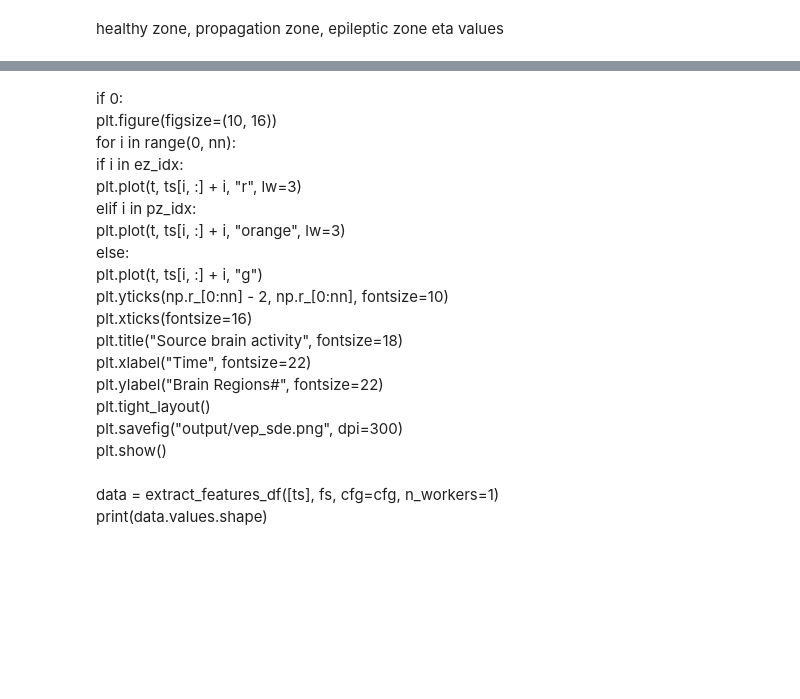
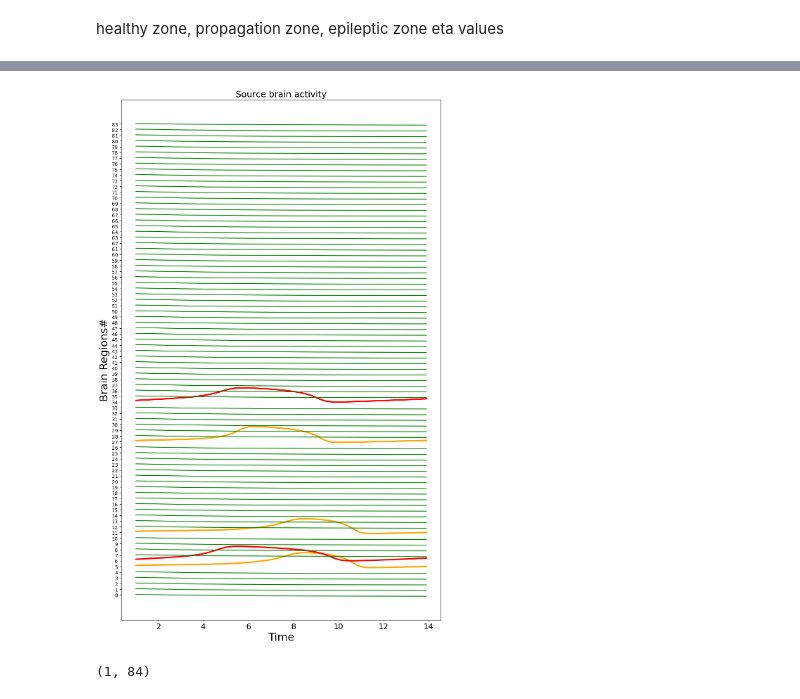
Before and after one commit to ins-amu/vbi, a Jupyter notebook: docs/examples/vep_sde.ipynb, the cells around one changed output, grey strips where cells are left out. Cells and saved outputs as stored; diff of their text form; code cells hidden in the pictures; blank space fills up the shorter version.

```diff
--- a/docs/examples/vep_sde.ipynb
+++ b/docs/examples/vep_sde.ipynb
@@ -73,24 +77,25 @@ data = obj.run(par=control_true)
 # %%
 ts = data["x"]
 t = data["t"]
-# %% [markdown]
-if 0:<br>
-    plt.figure(figsize=(10, 16))<br>
-    for i in range(0, nn):<br>
-        if i in ez_idx:<br>
-            plt.plot(t, ts[i, :] + i, "r", lw=3)<br>
-        elif i in pz_idx:<br>
-            plt.plot(t, ts[i, :] + i, "orange", lw=3)<br>
-        else:<br>
-            plt.plot(t, ts[i, :] + i, "g")<br>
-    plt.yticks(np.r_[0:nn] - 2, np.r_[0:nn], fontsize=10)<br>
-    plt.xticks(fontsize=16)<br>
-    plt.title("Source brain activity", fontsize=18)<br>
-    plt.xlabel("Time", fontsize=22)<br>
-    plt.ylabel("Brain Regions#", fontsize=22)<br>
-    plt.tight_layout()<br>
-    plt.savefig("output/vep_sde.png", dpi=300)<br>
-    plt.show()
+# %%
+
+plt.figure(figsize=(10, 16))
+for i in range(0, nn):
+    if i in ez_idx:
+        plt.plot(t, ts[i, :] + i, "r", lw=3)
+    elif i in pz_idx:
+        plt.plot(t, ts[i, :] + i, "orange", lw=3)
+    else:
+        plt.plot(t, ts[i, :] + i, "g")
+plt.yticks(np.r_[0:nn] - 2, np.r_[0:nn], fontsize=10)
+plt.xticks(fontsize=16)
+plt.title("Source brain activity", fontsize=18)
+plt.xlabel("Time", fontsize=22)
+plt.ylabel("Brain Regions#", fontsize=22)
+plt.tight_layout()
+# plt.savefig("output/vep_sde.png", dpi=300)
+# %% [output]
+[figure, added]
 # %%
 from vbi.feature_extraction.features_settings import *
 from vbi.feature_extraction.calc_features import *
@@ -100,9 +105,11 @@ cfg = get_features_by_domain(domain="statistical")
 # cfg = get_features_by_given_names(cfg, names=["calc_moments"])
 cfg = get_features_by_given_names(cfg, names=["auc"])
 # report_cfg(cfg)
-# %% [markdown]
-data = extract_features_df([ts], fs, cfg=cfg, n_workers=1)<br>
-print(data.values.shape)
+# %%
+data = extract_features_df([ts], fs, cfg=cfg, n_workers=1)
+print(data.values.shape)
+# %% [output]
+(1, 84)
 # %%
 def wrapper(params, control, x0, cfg, verbose=False):
     vep_obj = VEP(params)
```
Also changed, not shown: parts of 11 cells of this notebook, 26 other files.
